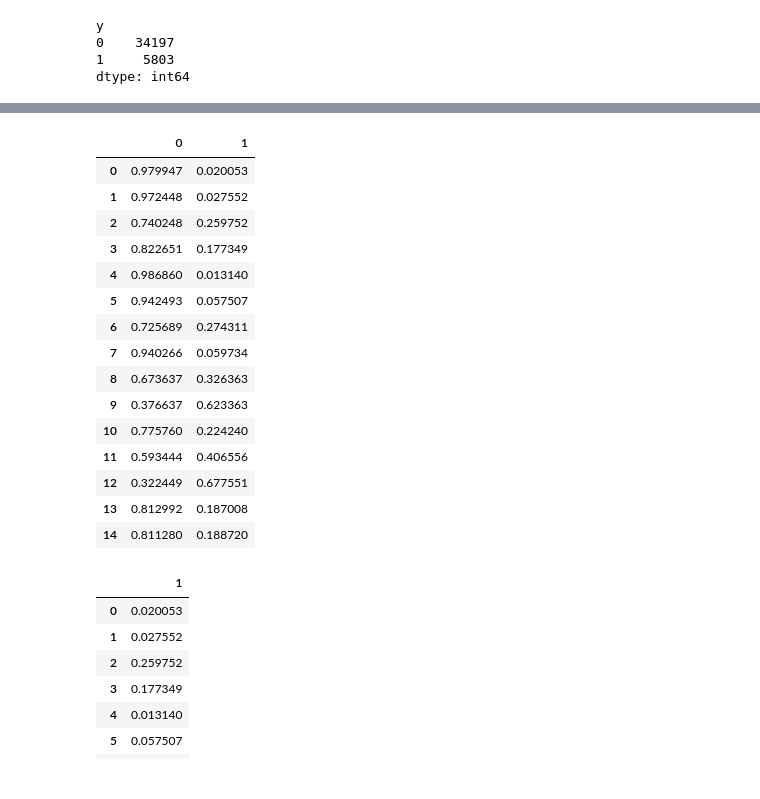
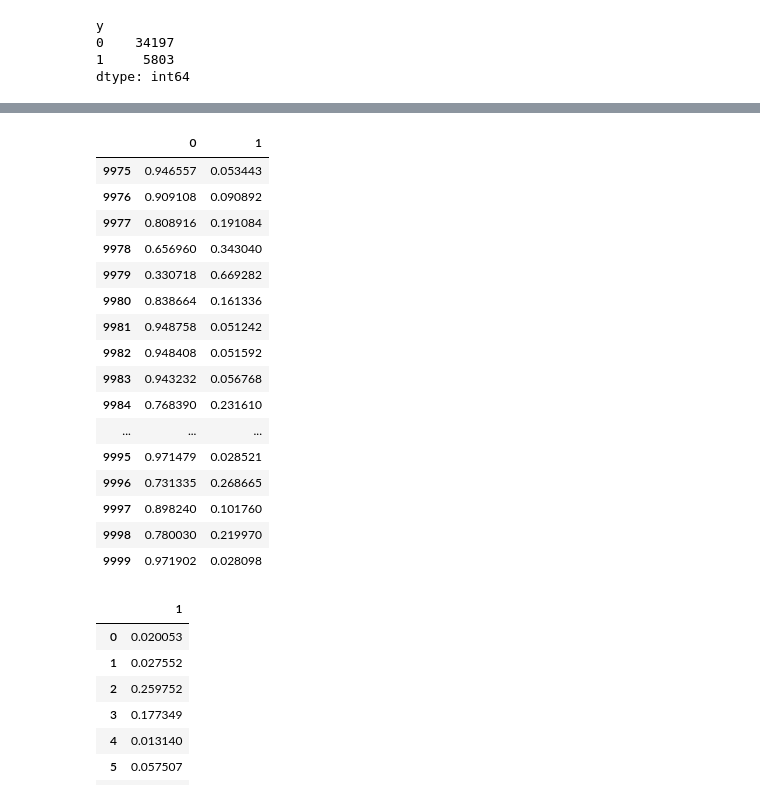
Before and after one commit to tamle2021/classification, a Jupyter notebook: sf.ipynb, the cells around one changed output, grey strips where cells are left out. Drawn from its saved outputs; the diff is of its cells as text; code cells hidden in the pictures.

```diff
--- a/sf.ipynb
+++ b/sf.ipynb
@@ -486,22 +511,23 @@ pd.DataFrame(yProbTrainLog).head(10)
 # %%
-pd.DataFrame(yProbTestLog).head(15)
+pd.DataFrame(yProbTestLog).tail(25)
 # %% [output]
 |  | 0 | 1 |
-| 0 | 0.979947 | 0.020053 |
-| 1 | 0.972448 | 0.027552 |
-| 2 | 0.740248 | 0.259752 |
-| 3 | 0.822651 | 0.177349 |
-| 4 | 0.986860 | 0.013140 |
-| 5 | 0.942493 | 0.057507 |
-| 6 | 0.725689 | 0.274311 |
-| 7 | 0.940266 | 0.059734 |
-| 8 | 0.673637 | 0.326363 |
-| 9 | 0.376637 | 0.623363 |
-| 10 | 0.775760 | 0.224240 |
-| 11 | 0.593444 | 0.406556 |
-| 12 | 0.322449 | 0.677551 |
-| 13 | 0.812992 | 0.187008 |
-| 14 | 0.811280 | 0.188720 |
+| 9975 | 0.946557 | 0.053443 |
+| 9976 | 0.909108 | 0.090892 |
+| 9977 | 0.808916 | 0.191084 |
+| 9978 | 0.656960 | 0.343040 |
+| 9979 | 0.330718 | 0.669282 |
+| 9980 | 0.838664 | 0.161336 |
+| 9981 | 0.948758 | 0.051242 |
+| 9982 | 0.948408 | 0.051592 |
+| 9983 | 0.943232 | 0.056768 |
+| 9984 | 0.768390 | 0.231610 |
+| ... | ... | ... |
+| 9995 | 0.971479 | 0.028521 |
+| 9996 | 0.731335 | 0.268665 |
+| 9997 | 0.898240 | 0.101760 |
+| 9998 | 0.780030 | 0.219970 |
+| 9999 | 0.971902 | 0.028098 |
 # %%
 pd.DataFrame(yProbTestLog).iloc[:,[1]].head(15)
 # %% [output]
```
Also changed, not shown: parts of 22 cells of this notebook.
